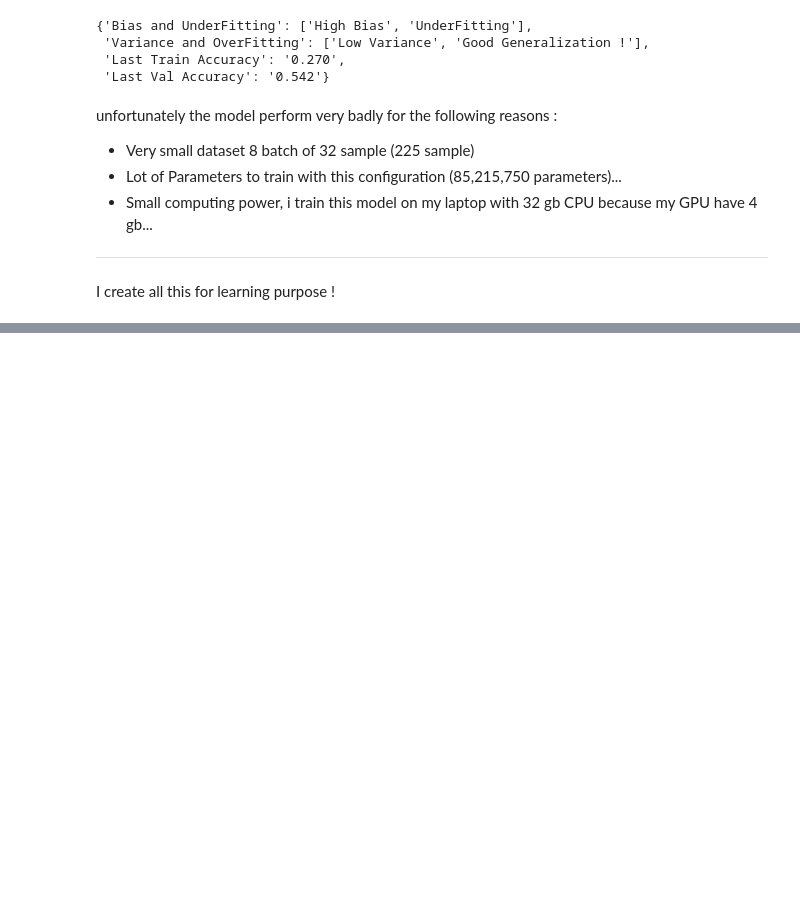
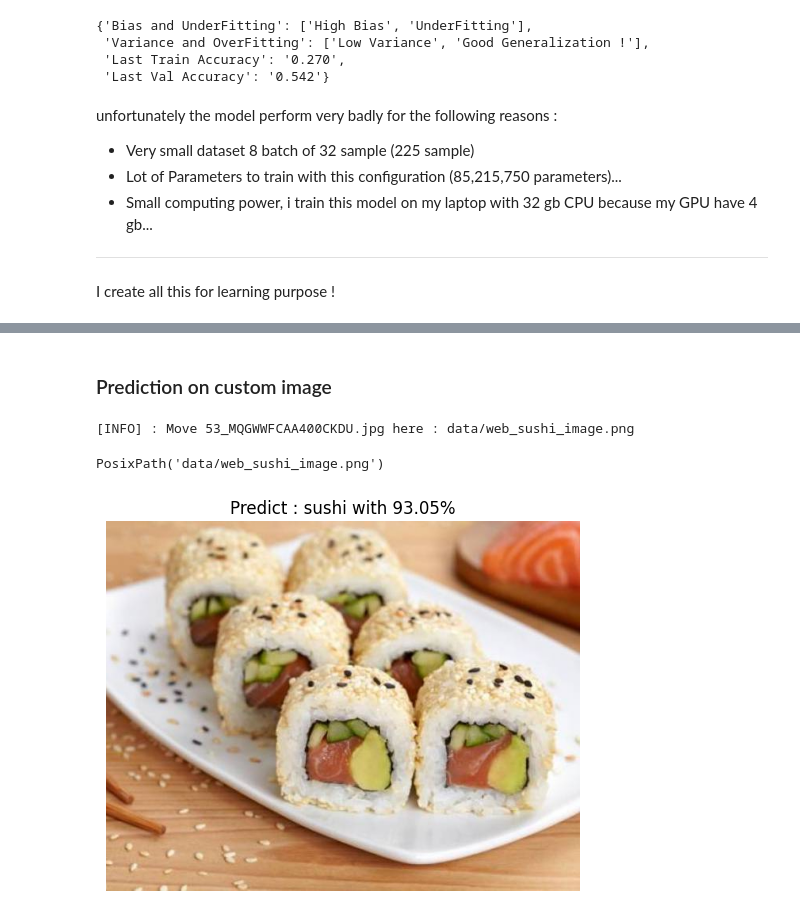
Before and after one commit to widium/Vision-Transformer-Pytorch, a Jupyter notebook: Project/training.ipynb, the cells around one changed output, grey strips where cells are left out. Cells and saved outputs as stored; diff of their text form; code cells hidden in the pictures; blank space fills up the shorter version.

```diff
--- a/Project/training.ipynb
+++ b/Project/training.ipynb
@@ -177,0 +198,6 @@ I create all this for learning purpose !
+# %%
+from torchvision.models import ViT_B_16_Weights
+from torchvision.models import vit_b_16
+
+vit_weights =  ViT_B_16_Weights.DEFAULT # best available weights
+vit_base = vit_b_16(weights=vit_weights) # insert weights inside model instance
@@ -177,0 +296,4 @@ I create all this for learning purpose !
+# %%
+preprocessing = vit_weights.transforms()
+
+preprocessing
@@ -177,0 +402,2 @@ I create all this for learning purpose !
+# %% [markdown]
+### Prediction on custom image
@@ -177,0 +471,20 @@ I create all this for learning purpose !
+# %%
+download_web_image(
+    url="https://cuisine.land/upload/recettes/large/53_MQGWWFCAA400CKDU.jpg",
+    filename="web_sushi_image",
+    destination="data/",
+)
+# %% [output]
+[INFO] : Move 53_MQGWWFCAA400CKDU.jpg here : data/web_sushi_image.png
+PosixPath('data/web_sushi_image.png')
+# %%
+vit_feature_extractor_model.to("cpu")
+
+inference_image_classification(
+    model=vit_feature_extractor_model,
+    img_path='data/web_sushi_image.png',
+    pipeline=preprocessing,
+    class_names=train_dataset.classes
+)
+# %% [output]
+[figure, added]
```
Also changed, not shown: parts of 25 cells of this notebook, 1 other file.
